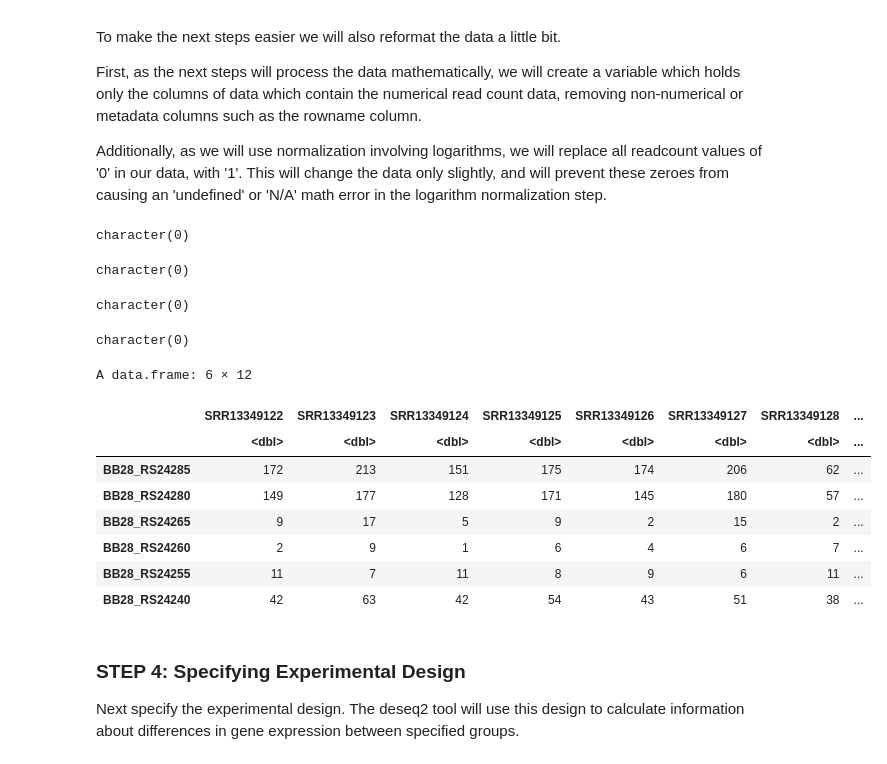
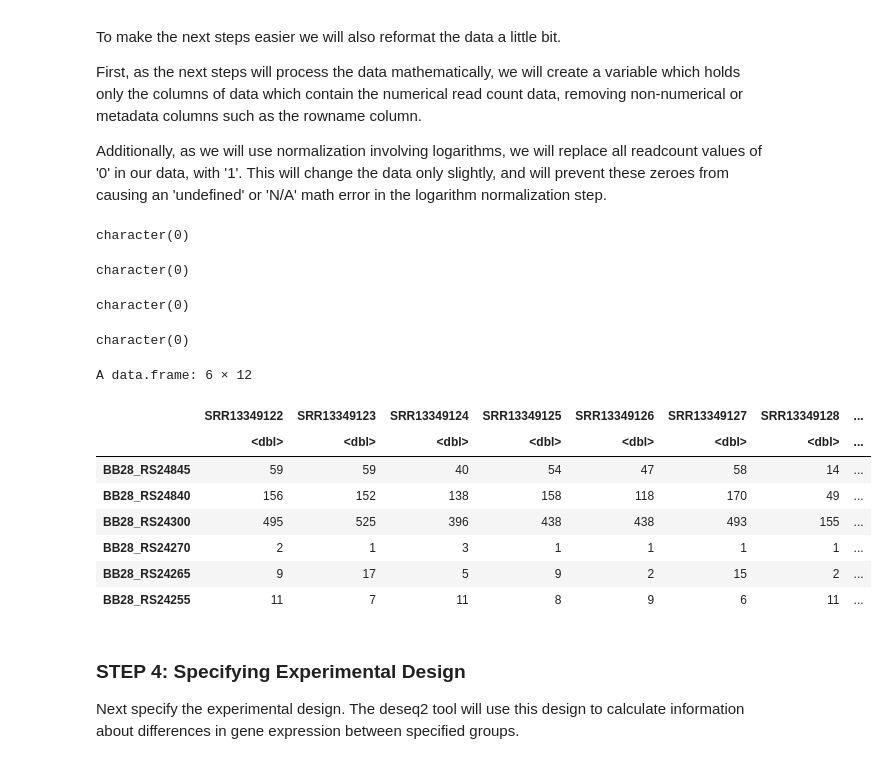
Before and after one commit to JRowleyLab/UNMC_ATACseq_Tutorial, a Jupyter notebook: r_training_demo.ipynb, the cells around one changed output. Cells and saved outputs as stored; diff of their text form; code cells hidden in the pictures.

```diff
--- a/r_training_demo.ipynb
+++ b/r_training_demo.ipynb
@@ -42,39 +42,39 @@ Additionally, as we will use normalization involving logarithms, we will replace
 # %%
 #get genecounts and annotation file from cloud storage bucket
 system("mkdir -p data/gene_counts", intern=TRUE)
 system("mkdir -p data/reference", intern=TRUE)
-system("curl https://storage.googleapis.com/me-inbre-rnaseq-pipelinev2/data/salmon/SRP300216_genecounts3.txt --output data/gene_counts/SRP300216_genecounts.txt", intern=TRUE)
-system("curl https://storage.googleapis.com/me-inbre-rnaseq-pipelinev2/data/reference/GCF_001632805.1_ASM163280v1_feature_table2.txt --output data/reference/GCF_001632805.1_ASM163280v1_feature_table.txt", intern=TRUE)
+system("curl https://storage.googleapis.com/me-inbre-rnaseq-pipelinev2/data/salmon/SRP300216_merged_quants.txt --output data/gene_counts/SRP300216_genecounts.txt", intern=TRUE)
+system("curl https://storage.googleapis.com/me-inbre-rnaseq-pipelinev2/data/reference/GCF_001632805.1_ASM163280v1_feature_table.txt --output data/reference/GCF_001632805.1_ASM163280v1_feature_table.txt", intern=TRUE)
 
 
 #assign the raw gene count file to a variable 'read_counts'
 read_counts <- read.table('data/gene_counts/SRP300216_genecounts.txt',head=TRUE)
 
 #replace all count entries of '0' in the raw gene count file with '1'.
 read_counts[read_counts==0] <- 1
 
 #assign the numerical read counts to another variable we will call 'rnaseqMatrix'
 rnaseqMatrix <- round(read_counts[,c(2:13)])
 
 
 #label the rownames of this matrix with the rowname column from the gene count file.
 rownames(rnaseqMatrix) <- read_counts[,1]
 
 head(rnaseqMatrix)
 # %% [output]
 character(0)
 character(0)
 character(0)
 character(0)
 A data.frame: 6 × 12
 |  | SRR13349122 | SRR13349123 | SRR13349124 | SRR13349125 | SRR13349126 | SRR13349127 | SRR13349128 | ... |
 |  | <dbl> | <dbl> | <dbl> | <dbl> | <dbl> | <dbl> | <dbl> | ... |
-| BB28_RS24285 | 172 | 213 | 151 | 175 | 174 | 206 | 62 | ... |
-| BB28_RS24280 | 149 | 177 | 128 | 171 | 145 | 180 | 57 | ... |
+| BB28_RS24845 | 59 | 59 | 40 | 54 | 47 | 58 | 14 | ... |
+| BB28_RS24840 | 156 | 152 | 138 | 158 | 118 | 170 | 49 | ... |
+| BB28_RS24300 | 495 | 525 | 396 | 438 | 438 | 493 | 155 | ... |
+| BB28_RS24270 | 2 | 1 | 3 | 1 | 1 | 1 | 1 | ... |
 | BB28_RS24265 | 9 | 17 | 5 | 9 | 2 | 15 | 2 | ... |
-| BB28_RS24260 | 2 | 9 | 1 | 6 | 4 | 6 | 7 | ... |
 | BB28_RS24255 | 11 | 7 | 11 | 8 | 9 | 6 | 11 | ... |
-| BB28_RS24240 | 42 | 63 | 42 | 54 | 43 | 51 | 38 | ... |
 # %% [markdown]
 ### STEP 4: Specifying Experimental Design
 
```
Also changed, not shown: parts of 12 cells of this notebook.
